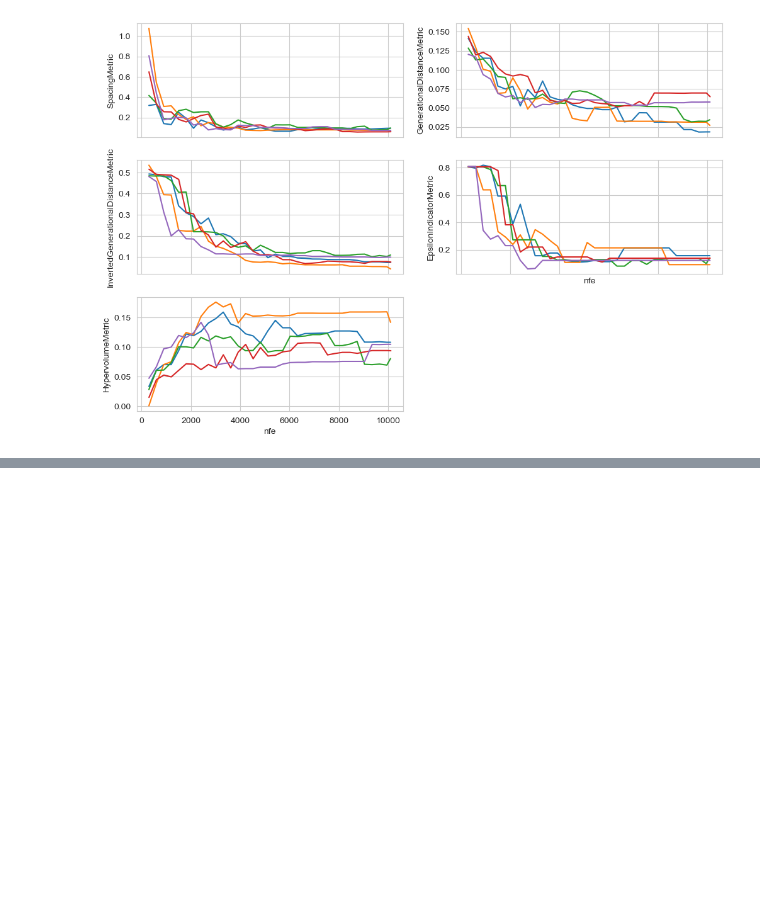
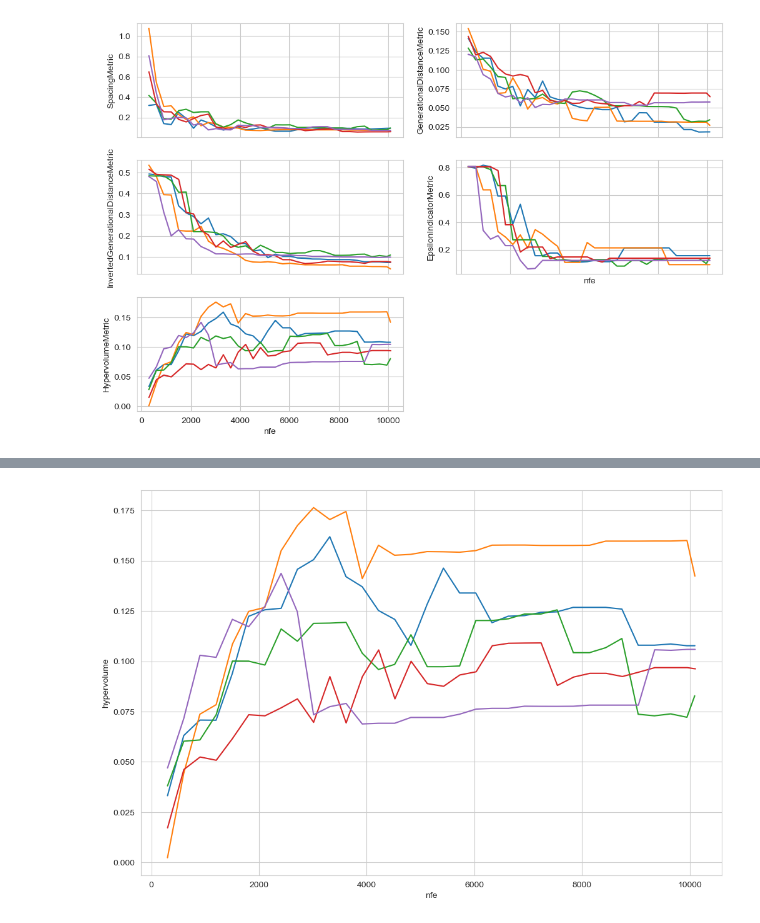
Before and after one commit to quaquel/EMAworkbench, a Jupyter notebook: ema_workbench/examples/optimization_convergence_analysis.ipynb, the cells around one changed output, grey strips where cells are left out. Saved outputs shown, nothing was run; the diff lists cells and outputs as text; code cells hidden in the pictures; blank space fills up the shorter version.

```diff
--- a/ema_workbench/examples/optimization_convergence_analysis.ipynb
+++ b/ema_workbench/examples/optimization_convergence_analysis.ipynb
@@ -141,17 +139,23 @@ from deap.tools._hypervolume import hv
 # %%
+from deap.tools._hypervolume import hv
+from sklearn.preprocessing import MinMaxScaler
+
+scaler = MinMaxScaler()  # set up the scaler
+scaler.fit(reference_set.values[:, 5::])  # use the reference set as minimum and maximum, this mimics platypus.
 
 def handle_directions(data, problem):
-    """handle the optimization directions, and transform so all columsn reflect minimization."""
+    """Handle the optimization directions, and transform so all columsn reflect minimization."""
     data = data.copy()
     for i in range(data.shape[1]):
         column = data[:, i]
-        if problem.directions[i] == problem.MAXIMIZE:
+        if problem.directions[i].value == 1:  # maximze
             data[:, i] = 1 - column
     return data
 
+
 def transform_data(data, scaler, problem):
-    data = data.copy()
-    # setup a scaler
+    """Transform the archive into a the format required by deap."""
+    data = data.values[:, problem.nvars::]
 
     # scale data
     transformed_data = scaler.transform(data)
@@ -169,13 +166,0 @@ def transform_data(data, scaler, problem):
-# %%
-from sklearn.preprocessing import MinMaxScaler
-
-flat_list_of_archives = []
-for archives_for_seed in all_archives:
-    for (_, archive) in archives_for_seed:
-        flat_list_of_archives.append(archive.iloc[:, 5::])
-
-scaler = MinMaxScaler()
-scaler.fit(pd.concat(flat_list_of_archives + [reference_set.iloc[:, 5::]]).values)
-
-reference_set = transform_data(reference_set.values[:, 5::], scaler, problem)
-maxima = np.max(reference_set, axis=0)
@@ -185,0 +171,20 @@ array([0.00307402, 0.01484539, 0.46072975, 0.        ])
+# %%
+fig, ax = plt.subplots()
+
+for entry in all_archives:
+    scores = []
+    for nfe, archive in entry:
+        transformed_archive = transform_data(archive, scaler, problem)
+        score = hv.hypervolume(transformed_archive, np.ones((problem.nobjs,)))
+        scores.append((nfe, score))
+
+    scores = np.asarray(scores)
+
+    ax.plot(scores[:, 0], scores[:,1])
+
+ax.set_xlabel("nfe")
+ax.set_ylabel("hypervolume")
+
+plt.show()
+# %% [output]
+[figure, added]
```
Also changed, not shown: parts of 11 cells of this notebook.
